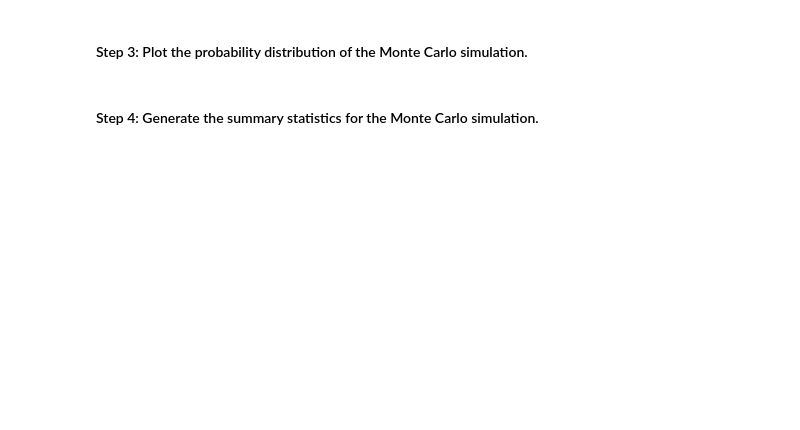
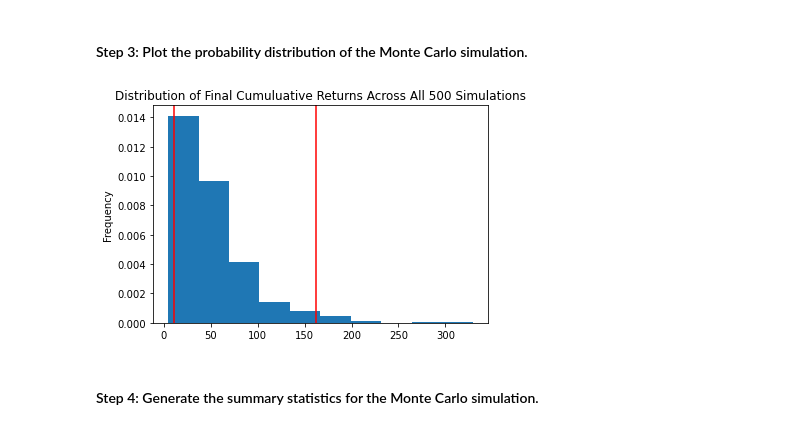
Before and after one commit to gurpreetsodhi/Columbia_Fintech_Module5, a Jupyter notebook: financial_planning_tools.ipynb, the cells around one changed output. Saved outputs shown, nothing was run; the diff lists cells and outputs as text; code cells hidden in the pictures; blank space fills up the shorter version.

```diff
--- a/financial_planning_tools.ipynb
+++ b/financial_planning_tools.ipynb
@@ -455,7 +541,11 @@ In this section, you’ll use the MCForecastTools library to create a Monte Carl
 # %%
 # Visualize the probability distribution of the 30-year Monte Carlo simulation
 # by plotting a histogram
-# YOUR CODE HERE
+MC_30year_sim_dist_plot = MC_30year.plot_distribution()
+
+MC_30year_sim_dist_plot.get_figure().savefig("MC_30year_sim_dist.png",bbox_inches="tight")
+# %% [output]
+[figure, added]
 # %% [markdown]
 #### Step 4: Generate the summary statistics for the Monte Carlo simulation.
 # %%
```
Also changed, not shown: parts of 22 cells of this notebook, 5 other files.
